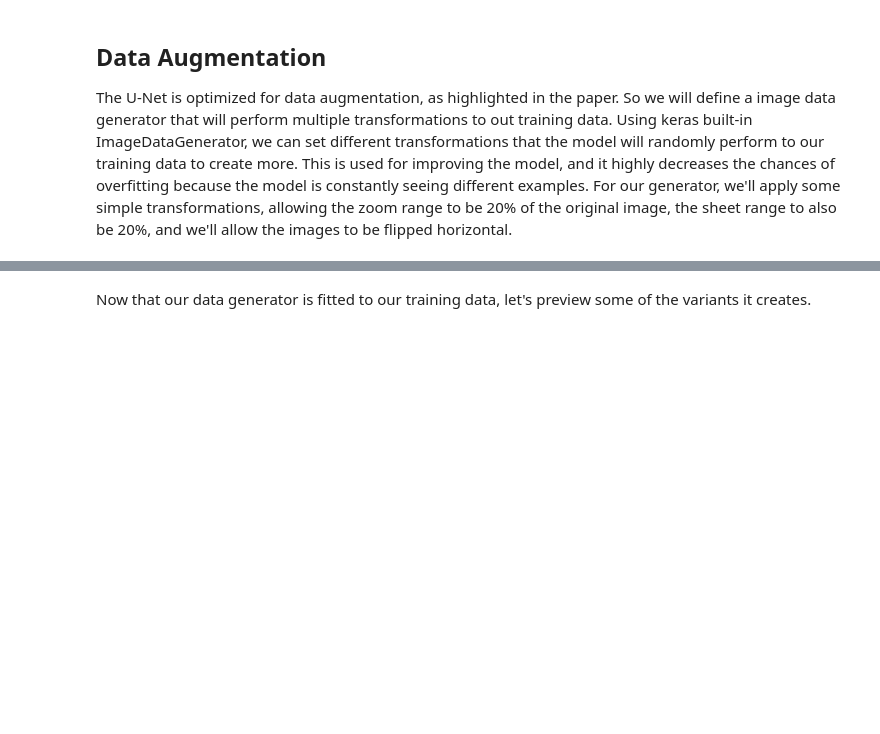
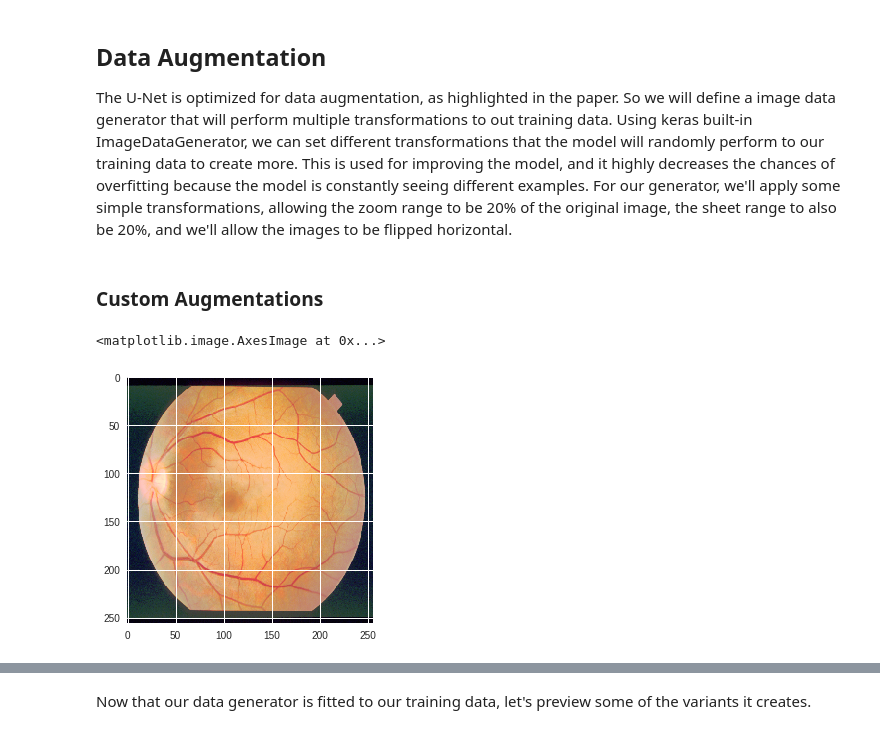
Before and after one commit to dexterfichuk/U-Net-Keras-Implementation, a Jupyter notebook: U-Net Implementation.ipynb, the cells around one changed output, grey strips where cells are left out. Saved outputs shown, nothing was run; the diff lists cells and outputs as text; code cells hidden in the pictures; blank space fills up the shorter version.

```diff
--- a/U-Net Implementation.ipynb
+++ b/U-Net Implementation.ipynb
@@ -308,3 +293,5 @@ Num Test: 5
 # %% [markdown]
 ## Data Augmentation
 The U-Net is optimized for data augmentation, as highlighted in the paper. So we will define a image data generator that will perform multiple transformations to out training data. Using keras built-in ImageDataGenerator, we can set different transformations that the model will randomly perform to our training data to create more. This is used for improving the model, and it highly decreases the chances of overfitting because the model is constantly seeing different examples. For our generator, we'll apply some simple transformations, allowing the zoom range to be 20% of the original image, the sheet range to also be 20%, and we'll allow the images to be flipped horizontal.
+# %% [markdown]
+### Custom Augmentations
@@ -310,0 +319,6 @@ The U-Net is optimized for data augmentation, as highlighted in the paper. So we
+# %%
+# Testing the method
+imshow(custom_augmentations(X_train[0])/255.)
+# %% [output]
+<matplotlib.image.AxesImage at 0x...>
+[figure, added]
```
Also changed, not shown: parts of 31 cells of this notebook.
